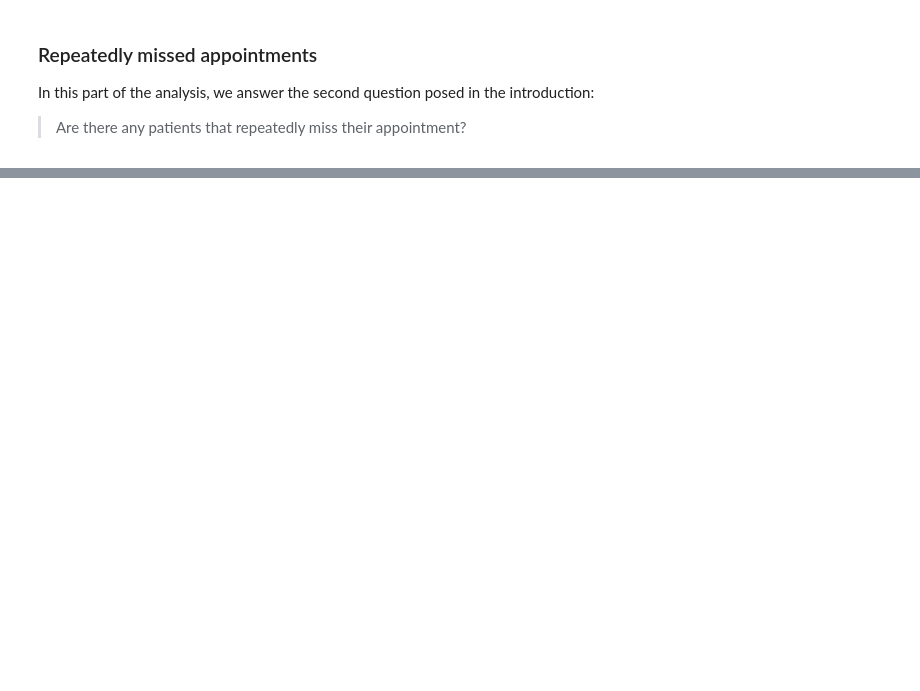
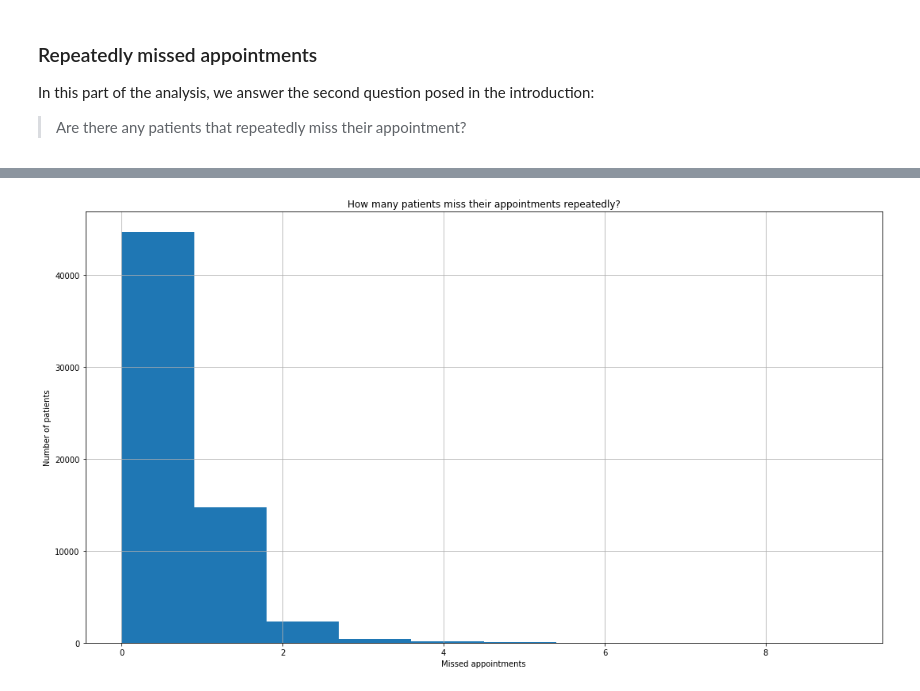
Before and after one commit to mhadjiantonis/missed_doc_apptmnts, a Jupyter notebook: missed_doc_apptmnt.ipynb, the cells around one changed output, grey strips where cells are left out. Cells and saved outputs as stored; diff of their text form; code cells hidden in the pictures; blank space fills up the shorter version.

```diff
--- a/missed_doc_apptmnt.ipynb
+++ b/missed_doc_apptmnt.ipynb
@@ -309,4 +309,4 @@ plt.grid();
 In this part of the analysis, we answer the second question posed in the introduction:
 >Are there any patients that repeatedly miss their appointment?
 # %%
-df_doc_apps.groupby('patient_id').sum().no_show.hist()
+missed_apps_by_patient = df_doc_apps.groupby('patient_id').sum().no_show
@@ -315,0 +325,9 @@ df_doc_apps.groupby('patient_id').sum().no_show.hist()
+# %%
+plt.figure(figsize=(18,10))
+plt.hist(missed_apps_by_patient)
+plt.title('How many patients miss their appointments repeatedly?')
+plt.xlabel('Missed appointments')
+plt.ylabel('Number of patients')
+plt.grid();
+# %% [output]
+[figure, added]
```
Also changed, not shown: parts of 3 cells of this notebook.
